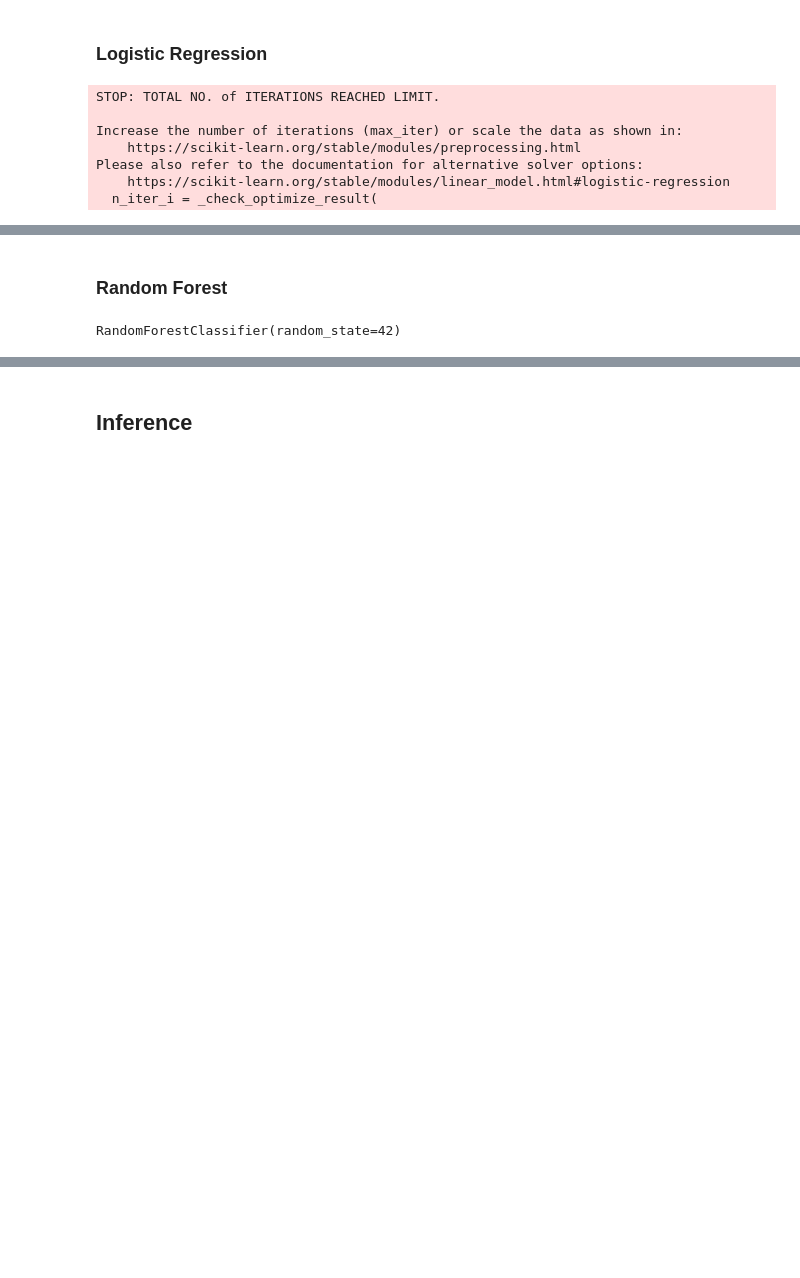
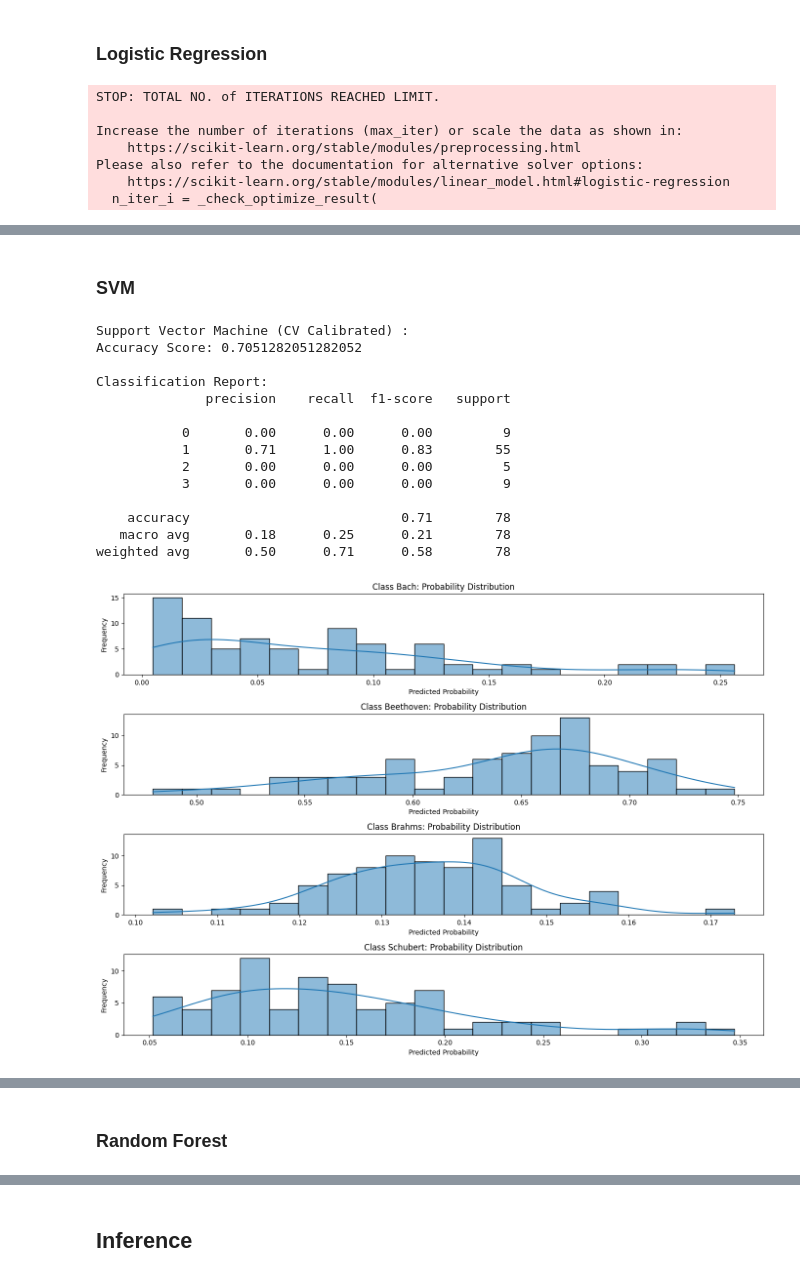
Before and after one commit to dBartMasters/sfl-challenge, a Jupyter notebook: explore_nb_mido.ipynb, the cells around one changed output, grey strips where cells are left out. Drawn from its saved outputs; the diff is of its cells as text; code cells hidden in the pictures; blank space fills up the shorter version.

Commit message:
clean up for day wrap-up

```diff
--- a/explore_nb_mido.ipynb
+++ b/explore_nb_mido.ipynb
@@ -319,0 +298,30 @@ weighted avg       0.76      0.79      0.76        78
+# %% [markdown]
+### SVM
+# %%
+# Build and train the Random Forest classifier
+svm_classifier = LinearSVC(penalty='l2', random_state=0, tol=1e-5)
+# Wrap the LinearSVC classifier with CalibratedClassifierCV to obtain probabilities
+calibrated_svc = CalibratedClassifierCV(estimator=svm_classifier, method='sigmoid')
+calibrated_svc.fit(X_train, y_train)
+# Predict the target on the test set
+y_pred_svc = calibrated_svc.predict(X_test)
+# Get the classification probabilities for each class
+y_proba_svc = calibrated_svc.predict_proba(X_test)
+# %%
+model_eval("Support Vector Machine (CV Calibrated)", y_test, y_pred_svc, y_proba_svc, label_encoder_composer)
+# %% [output]
+Support Vector Machine (CV Calibrated) :
+Accuracy Score: 0.7051282051282052
+
+Classification Report:
+              precision    recall  f1-score   support
+
+           0       0.00      0.00      0.00         9
+           1       0.71      1.00      0.83        55
+           2       0.00      0.00      0.00         5
+           3       0.00      0.00      0.00         9
+
+    accuracy                           0.71        78
+   macro avg       0.18      0.25      0.21        78
+weighted avg       0.50      0.71      0.58        78
+[figure, added]
@@ -327,8 +336,6 @@ rf_classifier.fit(X_train, y_train)
 y_pred_rf = rf_classifier.predict(X_test)
 # Get the classification probabilities for each class
 y_proba_rf = rf_classifier.predict_proba(X_test)
-# %% [output]
-RandomForestClassifier(random_state=42)
 # %%
 model_eval("Random Forest", y_test, y_pred_rf, y_proba_rf, label_encoder_composer)
 # %% [output]
```
Also changed, not shown: parts of 25 cells of this notebook, 2 other files.
